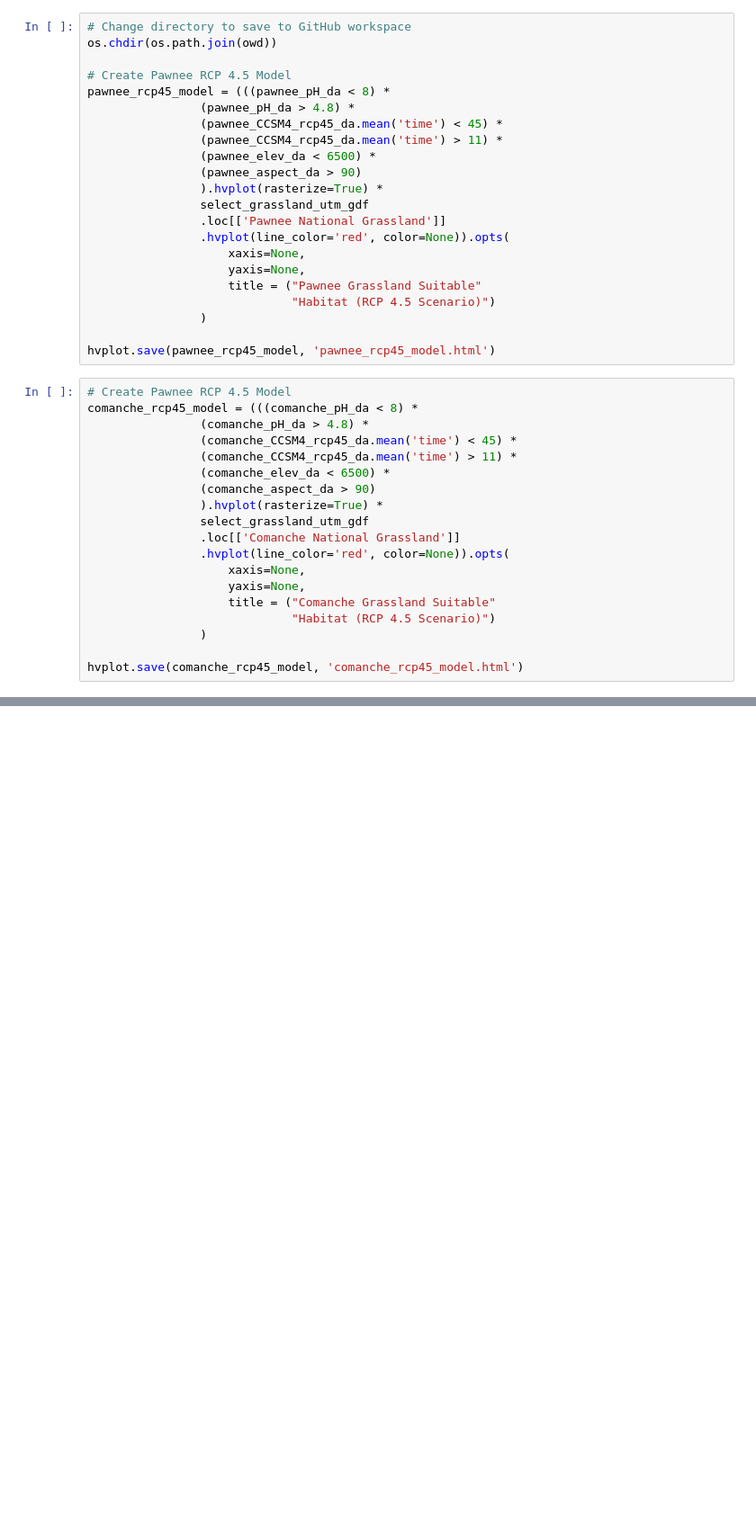
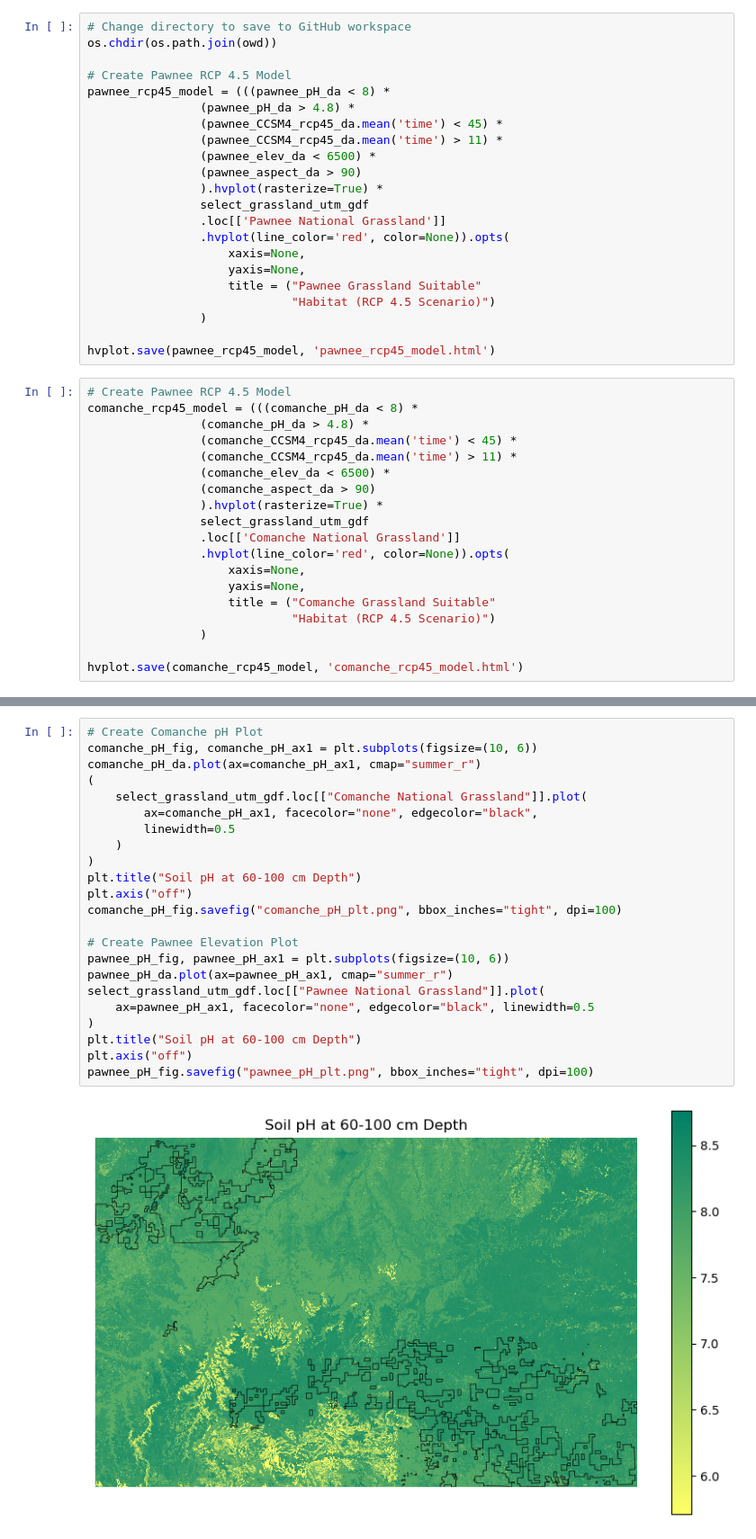
Before and after one commit to pth6570/earth-analytics-intro-final, a Jupyter notebook: final_current_dec17.ipynb, the cells around one changed output, grey strips where cells are left out. Shown at 90% size. Saved outputs shown, nothing was run; the diff lists cells and outputs as text; blank space fills up the shorter version.

```diff
--- a/final_current_dec17.ipynb
+++ b/final_current_dec17.ipynb
@@ -699,0 +727,25 @@ hvplot.save(comanche_rcp85_plt, 'comanche_rcp85_plt.html')
+# %%
+# Create Comanche pH Plot
+comanche_pH_fig, comanche_pH_ax1 = plt.subplots(figsize=(10, 6))
+comanche_pH_da.plot(ax=comanche_pH_ax1, cmap="summer_r")
+(
+    select_grassland_utm_gdf.loc[["Comanche National Grassland"]].plot(
+        ax=comanche_pH_ax1, facecolor="none", edgecolor="black",
+        linewidth=0.5
+    )
+)
+plt.title("Soil pH at 60-100 cm Depth")
+plt.axis("off")
+comanche_pH_fig.savefig("comanche_pH_plt.png", bbox_inches="tight", dpi=100)
+
+# Create Pawnee Elevation Plot
+pawnee_pH_fig, pawnee_pH_ax1 = plt.subplots(figsize=(10, 6))
+pawnee_pH_da.plot(ax=pawnee_pH_ax1, cmap="summer_r")
+select_grassland_utm_gdf.loc[["Pawnee National Grassland"]].plot(
+    ax=pawnee_pH_ax1, facecolor="none", edgecolor="black", linewidth=0.5
+)
+plt.title("Soil pH at 60-100 cm Depth")
+plt.axis("off")
+pawnee_pH_fig.savefig("pawnee_pH_plt.png", bbox_inches="tight", dpi=100)
+# %% [output]
+[figure, added]
```
Also changed, not shown: parts of 11 cells of this notebook, 10 other files.
